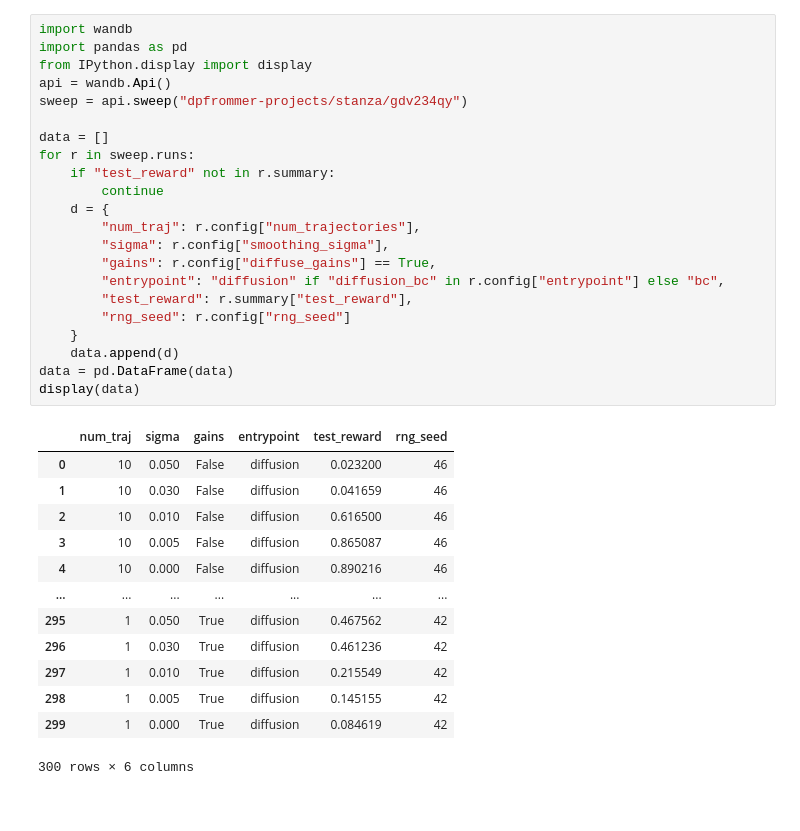
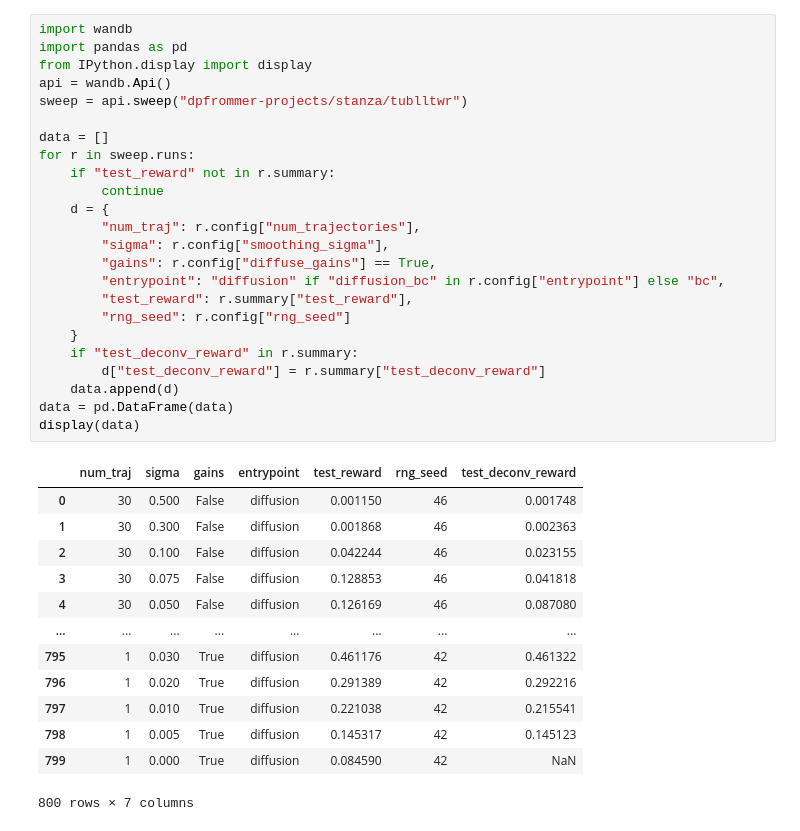
Before and after one commit to foundry-ai/foundry, a Jupyter notebook: projects/diffusion_policy/visualize_results.ipynb, the cells around one changed output. Cells and saved outputs as stored; diff of their text form.

```diff
--- a/projects/diffusion_policy/visualize_results.ipynb
+++ b/projects/diffusion_policy/visualize_results.ipynb
@@ -1,37 +1,39 @@
 # %%
 import wandb
 import pandas as pd
 from IPython.display import display
 api = wandb.Api()
-sweep = api.sweep("dpfrommer-projects/stanza/gdv234qy")
+sweep = api.sweep("dpfrommer-projects/stanza/tublltwr")
 
 data = []
 for r in sweep.runs:
     if "test_reward" not in r.summary:
         continue
     d = {
         "num_traj": r.config["num_trajectories"],
         "sigma": r.config["smoothing_sigma"],
         "gains": r.config["diffuse_gains"] == True,
         "entrypoint": "diffusion" if "diffusion_bc" in r.config["entrypoint"] else "bc",
         "test_reward": r.summary["test_reward"],
         "rng_seed": r.config["rng_seed"]
     }
+    if "test_deconv_reward" in r.summary:
+        d["test_deconv_reward"] = r.summary["test_deconv_reward"]
     data.append(d)
 data = pd.DataFrame(data)
 display(data)
 # %% [output]
-|  | num_traj | sigma | gains | entrypoint | test_reward | rng_seed |
-| 0 | 10 | 0.050 | False | diffusion | 0.023200 | 46 |
-| 1 | 10 | 0.030 | False | diffusion | 0.041659 | 46 |
-| 2 | 10 | 0.010 | False | diffusion | 0.616500 | 46 |
-| 3 | 10 | 0.005 | False | diffusion | 0.865087 | 46 |
-| 4 | 10 | 0.000 | False | diffusion | 0.890216 | 46 |
-| ... | ... | ... | ... | ... | ... | ... |
-| 295 | 1 | 0.050 | True | diffusion | 0.467562 | 42 |
-| 296 | 1 | 0.030 | True | diffusion | 0.461236 | 42 |
-| 297 | 1 | 0.010 | True | diffusion | 0.215549 | 42 |
-| 298 | 1 | 0.005 | True | diffusion | 0.145155 | 42 |
-| 299 | 1 | 0.000 | True | diffusion | 0.084619 | 42 |
+|  | num_traj | sigma | gains | entrypoint | test_reward | rng_seed | test_deconv_reward |
+| 0 | 30 | 0.500 | False | diffusion | 0.001150 | 46 | 0.001748 |
+| 1 | 30 | 0.300 | False | diffusion | 0.001868 | 46 | 0.002363 |
+| 2 | 30 | 0.100 | False | diffusion | 0.042244 | 46 | 0.023155 |
+| 3 | 30 | 0.075 | False | diffusion | 0.128853 | 46 | 0.041818 |
+| 4 | 30 | 0.050 | False | diffusion | 0.126169 | 46 | 0.087080 |
+| ... | ... | ... | ... | ... | ... | ... | ... |
+| 795 | 1 | 0.030 | True | diffusion | 0.461176 | 42 | 0.461322 |
+| 796 | 1 | 0.020 | True | diffusion | 0.291389 | 42 | 0.292216 |
+| 797 | 1 | 0.010 | True | diffusion | 0.221038 | 42 | 0.215541 |
+| 798 | 1 | 0.005 | True | diffusion | 0.145317 | 42 | 0.145123 |
+| 799 | 1 | 0.000 | True | diffusion | 0.084590 | 42 | NaN |
-300 rows × 6 columns
+800 rows × 7 columns
 # %%
```
Also changed, not shown: parts of 4 cells of this notebook, 2 other files.
